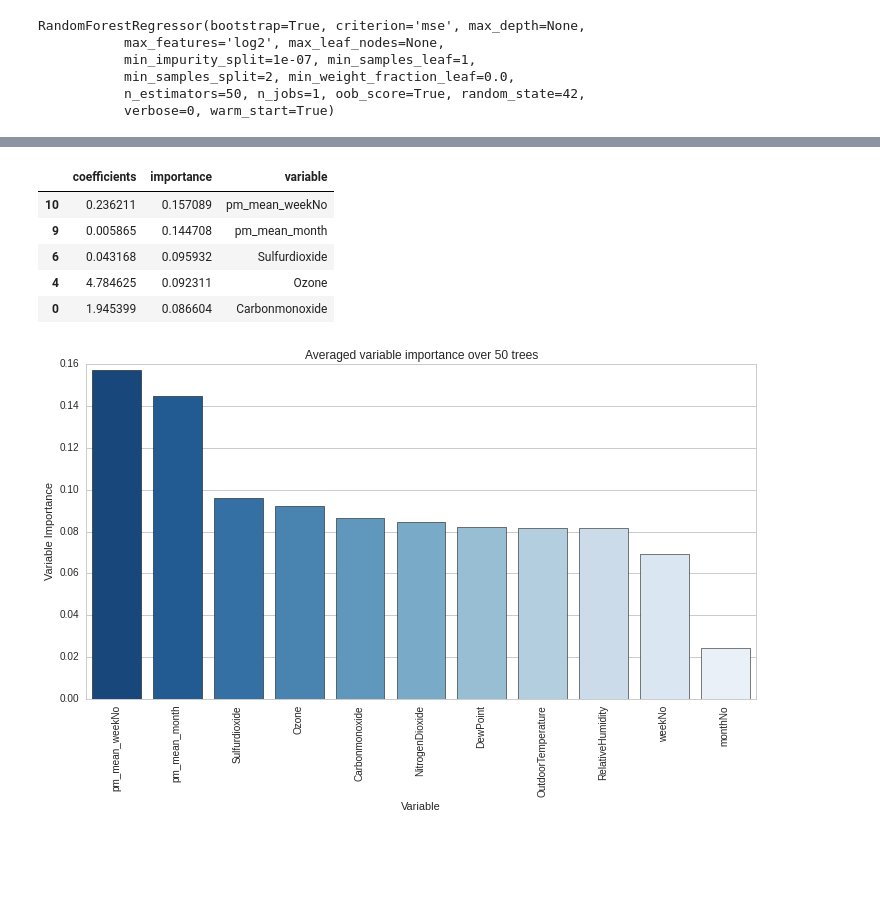
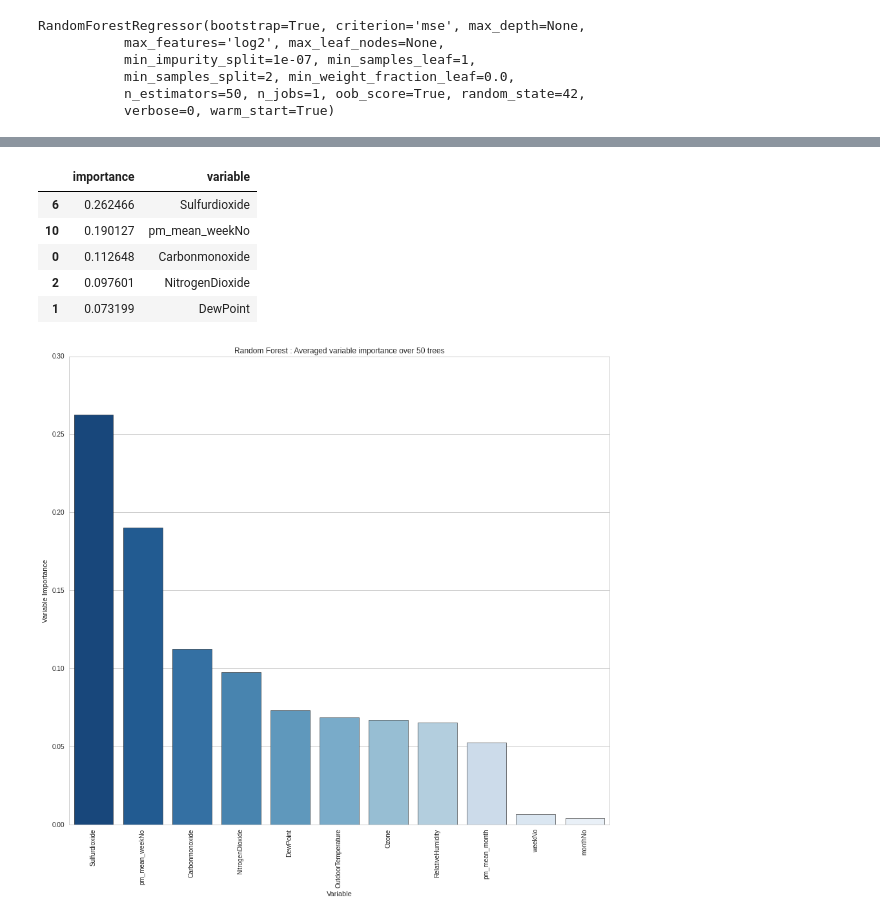
Before and after one commit to nilesh-patil/Airquality-Prediction, a Jupyter notebook: code/03. b . Modelling - Random Forest.ipynb, the cells around one changed output, grey strips where cells are left out. Drawn from its saved outputs; the diff is of its cells as text; code cells hidden in the pictures; blank space fills up the shorter version.

```diff
--- a/code/03. b . Modelling - Random Forest.ipynb
+++ b/code/03. b . Modelling - Random Forest.ipynb
@@ -179,0 +111,36 @@ plot_comparison.savefig(path_plot+'comparison_si_month.png',dpi=750)
+# %%
+from collections import OrderedDict
+from sklearn.ensemble import RandomForestRegressor, ExtraTreesRegressor
+
+
+ensemble_clfs = [
+    ("RandomForestClassifier, max_features='sqrt'",
+        RandomForestRegressor(warm_start=True,
+                              oob_score=True,
+                              max_features="sqrt",
+                              random_state=RandomState)),
+    ("RandomForestClassifier, max_features='log2'",
+        RandomForestRegressor(warm_start=True,
+                              max_features='log2',
+                              oob_score=True,
+                              random_state=RandomState)),
+    ("RandomForestClassifier, max_features=None",
+        RandomForestRegressor(warm_start=True,
+                              max_features=None,
+                              oob_score=True,
+                              random_state=RandomState))
+]
+
+error_rate = OrderedDict((label, []) for label, _ in ensemble_clfs)
+# %%
+### Range of `n_estimators` values to explore.
+min_estimators = 5
+max_estimators = 1000
+
+for label, clf in ensemble_clfs:
+    for i in range(min_estimators, max_estimators + 1,2):
+        clf.set_params(n_estimators=i)
+        clf.fit(X, y)
+### Record the OOB error for each `n_estimators=i` setting.
+        oob_error = mean_squared_error(clf.oob_prediction_,y)
+        error_rate[label].append((i, oob_error))
@@ -265,33 +241,32 @@ plt.savefig(path_plot+'si_month_week_aggregates_rf.png',dpi = 750)
 # %%
 model_vars = pd.DataFrame(
              {'variable':columns,
-              'importance':rf.feature_importances_,
-              'coefficients':regr.coef_})
+              'importance':rf.feature_importances_})
 
 model_vars.sort('importance',ascending=False,inplace=True)
 model_vars.head()
 # %% [output]
-|  | coefficients | importance | variable |
-| 10 | 0.236211 | 0.157089 | pm_mean_weekNo |
-| 9 | 0.005865 | 0.144708 | pm_mean_month |
-| 6 | 0.043168 | 0.095932 | Sulfurdioxide |
-| 4 | 4.784625 | 0.092311 | Ozone |
-| 0 | 1.945399 | 0.086604 | Carbonmonoxide |
+|  | importance | variable |
+| 6 | 0.262466 | Sulfurdioxide |
+| 10 | 0.190127 | pm_mean_weekNo |
+| 0 | 0.112648 | Carbonmonoxide |
+| 2 | 0.097601 | NitrogenDioxide |
+| 1 | 0.073199 | DewPoint |
 # %%
-sns.plt.figure(figsize=(12,6))
+sns.plt.figure(figsize=(15,13))
 
 
 sns.barplot(y='importance',
             x='variable',
             data=model_vars,
             palette=sns.color_palette("Blues_r",
                                       n_colors=len(model_vars.variable)),
             linewidth=0.5)
 sns.plt.xticks(rotation=90)
 sns.plt.xlabel('Variable')
 sns.plt.ylabel('Variable Importance')
-sns.plt.title('Averaged variable importance over 50 trees')
+sns.plt.title('Random Forest : Averaged variable importance over 50 trees')
 
-sns.plt.savefig('../plots/VariableImportance.png',dpi=750)
+sns.plt.savefig('../plots/VariableImportance_rf.png',dpi=500)
 # %% [output]
-[figure, old version]
+[figure, new version]
```
Also changed, not shown: parts of 9 cells of this notebook, 19 other files.
